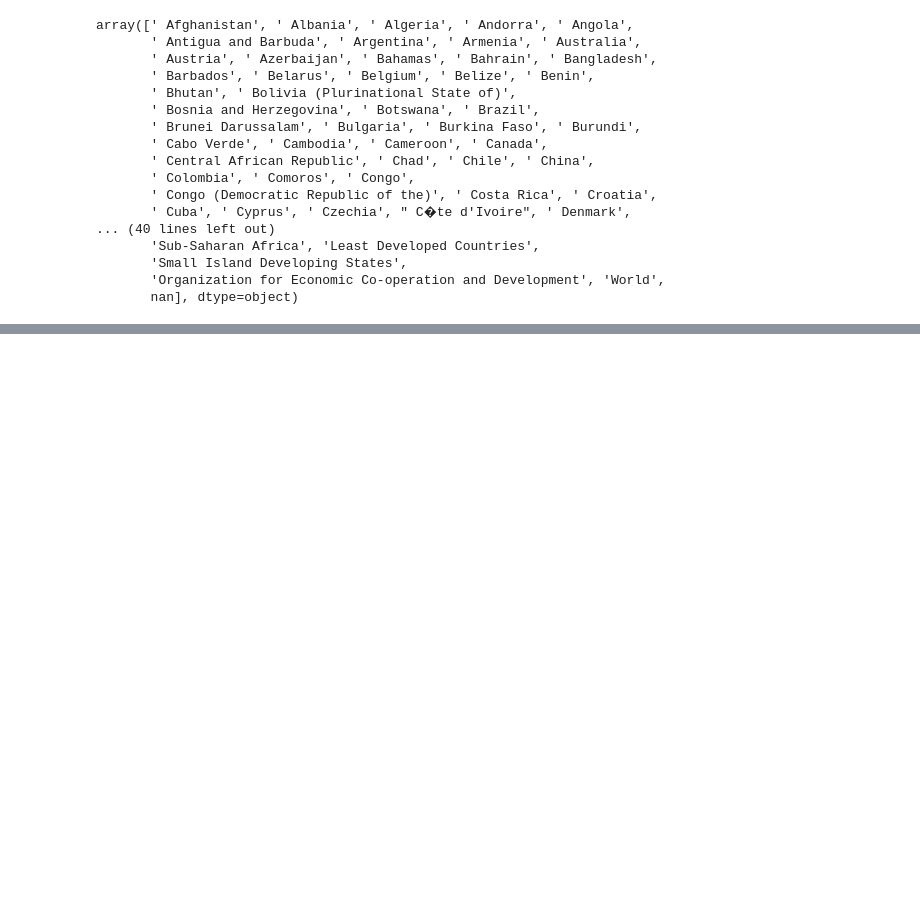
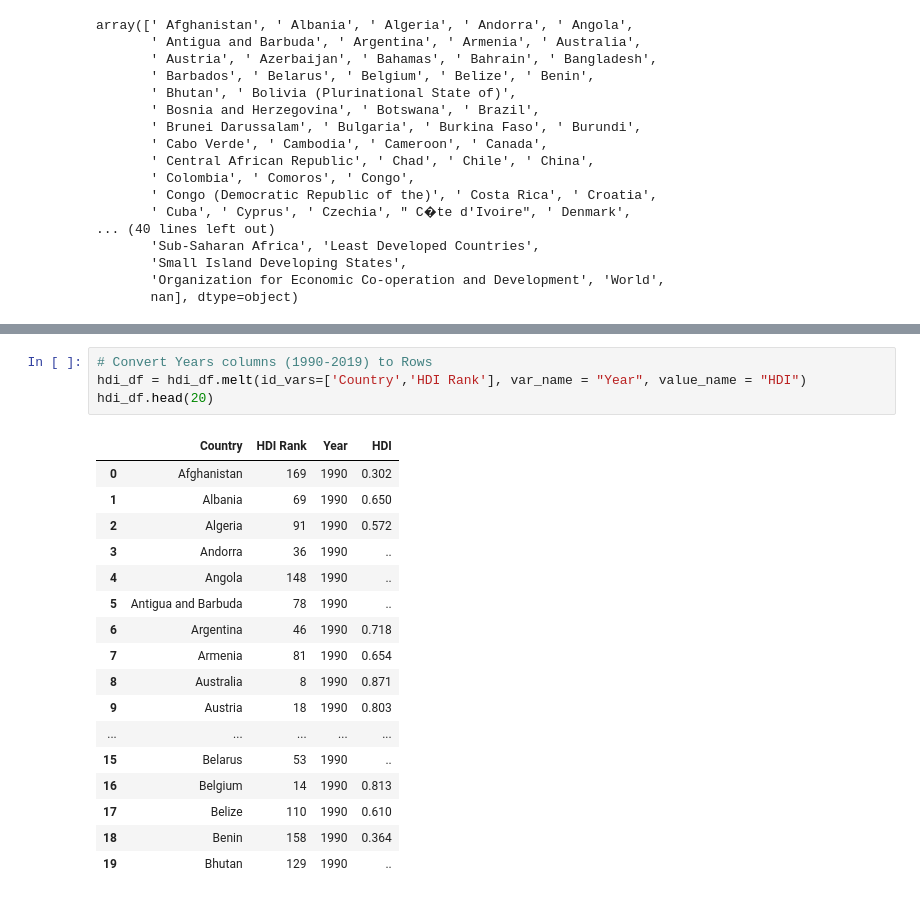
Before and after one commit to JoeAB3/Group5Capstone_Project, a Jupyter notebook: pre-processingWBD.ipynb, the cells around one changed output, grey strips where cells are left out. Drawn from its saved outputs; the diff is of its cells as text; blank space fills up the shorter version.

```diff
--- a/pre-processingWBD.ipynb
+++ b/pre-processingWBD.ipynb
@@ -150,0 +177,22 @@ hdi_df
+# %%
+# Convert Years columns (1990-2019) to Rows
+hdi_df = hdi_df.melt(id_vars=['Country','HDI Rank'], var_name = "Year", value_name = "HDI")
+hdi_df.head(20)
+# %% [output]
+|  | Country | HDI Rank | Year | HDI |
+| 0 | Afghanistan | 169 | 1990 | 0.302 |
+| 1 | Albania | 69 | 1990 | 0.650 |
+| 2 | Algeria | 91 | 1990 | 0.572 |
+| 3 | Andorra | 36 | 1990 | .. |
+| 4 | Angola | 148 | 1990 | .. |
+| 5 | Antigua and Barbuda | 78 | 1990 | .. |
+| 6 | Argentina | 46 | 1990 | 0.718 |
+| 7 | Armenia | 81 | 1990 | 0.654 |
+| 8 | Australia | 8 | 1990 | 0.871 |
+| 9 | Austria | 18 | 1990 | 0.803 |
+| ... | ... | ... | ... | ... |
+| 15 | Belarus | 53 | 1990 | .. |
+| 16 | Belgium | 14 | 1990 | 0.813 |
+| 17 | Belize | 110 | 1990 | 0.610 |
+| 18 | Benin | 158 | 1990 | 0.364 |
+| 19 | Bhutan | 129 | 1990 | .. |
```
Also changed, not shown: parts of 7 cells of this notebook.
